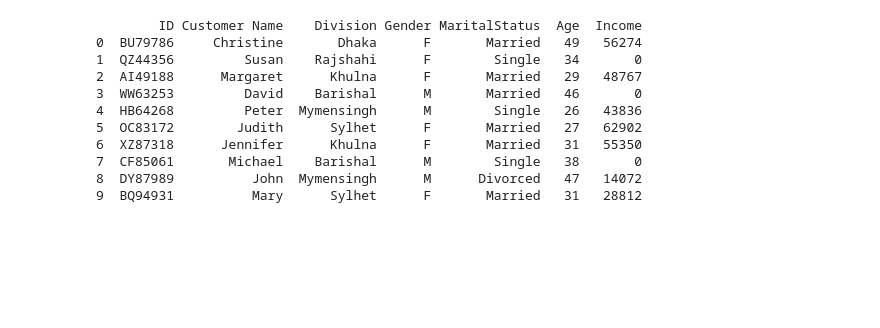
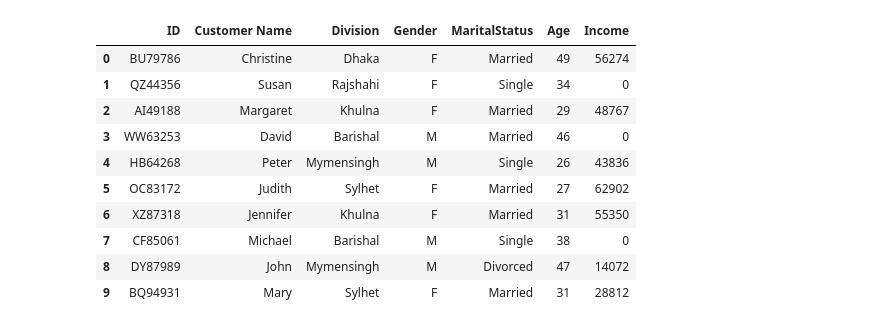
Before and after one commit to HossainMI/assignment_part2, a Jupyter notebook: Assignment Part 2 (xlsx to CSV).ipynb, the cells around one changed output. Cells and saved outputs as stored; diff of their text form; code cells hidden in the pictures; blank space fills up the shorter version.

```diff
--- a/Assignment Part 2 (xlsx to CSV).ipynb
+++ b/Assignment Part 2 (xlsx to CSV).ipynb
@@ -17,17 +17,17 @@ import openpyxl
 df = pd.read_excel('Assignment Part 2.xlsx',
                    sheet_name='Sheet1')
 # %%
-print (df.head(10))
+df.head(10)
 # %% [output]
-        ID Customer Name    Division Gender MaritalStatus  Age  Income
-0  BU79786     Christine       Dhaka      F       Married   49   56274
-1  QZ44356         Susan    Rajshahi      F        Single   34       0
-2  AI49188      Margaret      Khulna      F       Married   29   48767
-3  WW63253         David    Barishal      M       Married   46       0
-4  HB64268         Peter  Mymensingh      M        Single   26   43836
-5  OC83172        Judith      Sylhet      F       Married   27   62902
-6  XZ87318      Jennifer      Khulna      F       Married   31   55350
-7  CF85061       Michael    Barishal      M        Single   38       0
-8  DY87989          John  Mymensingh      M      Divorced   47   14072
-9  BQ94931          Mary      Sylhet      F       Married   31   28812
+|  | ID | Customer Name | Division | Gender | MaritalStatus | Age | Income |
+| 0 | BU79786 | Christine | Dhaka | F | Married | 49 | 56274 |
+| 1 | QZ44356 | Susan | Rajshahi | F | Single | 34 | 0 |
+| 2 | AI49188 | Margaret | Khulna | F | Married | 29 | 48767 |
+| 3 | WW63253 | David | Barishal | M | Married | 46 | 0 |
+| 4 | HB64268 | Peter | Mymensingh | M | Single | 26 | 43836 |
+| 5 | OC83172 | Judith | Sylhet | F | Married | 27 | 62902 |
+| 6 | XZ87318 | Jennifer | Khulna | F | Married | 31 | 55350 |
+| 7 | CF85061 | Michael | Barishal | M | Single | 38 | 0 |
+| 8 | DY87989 | John | Mymensingh | M | Divorced | 47 | 14072 |
+| 9 | BQ94931 | Mary | Sylhet | F | Married | 31 | 28812 |
 # %%
```
Also changed, not shown: parts of 3 cells of this notebook, 3 other files.
